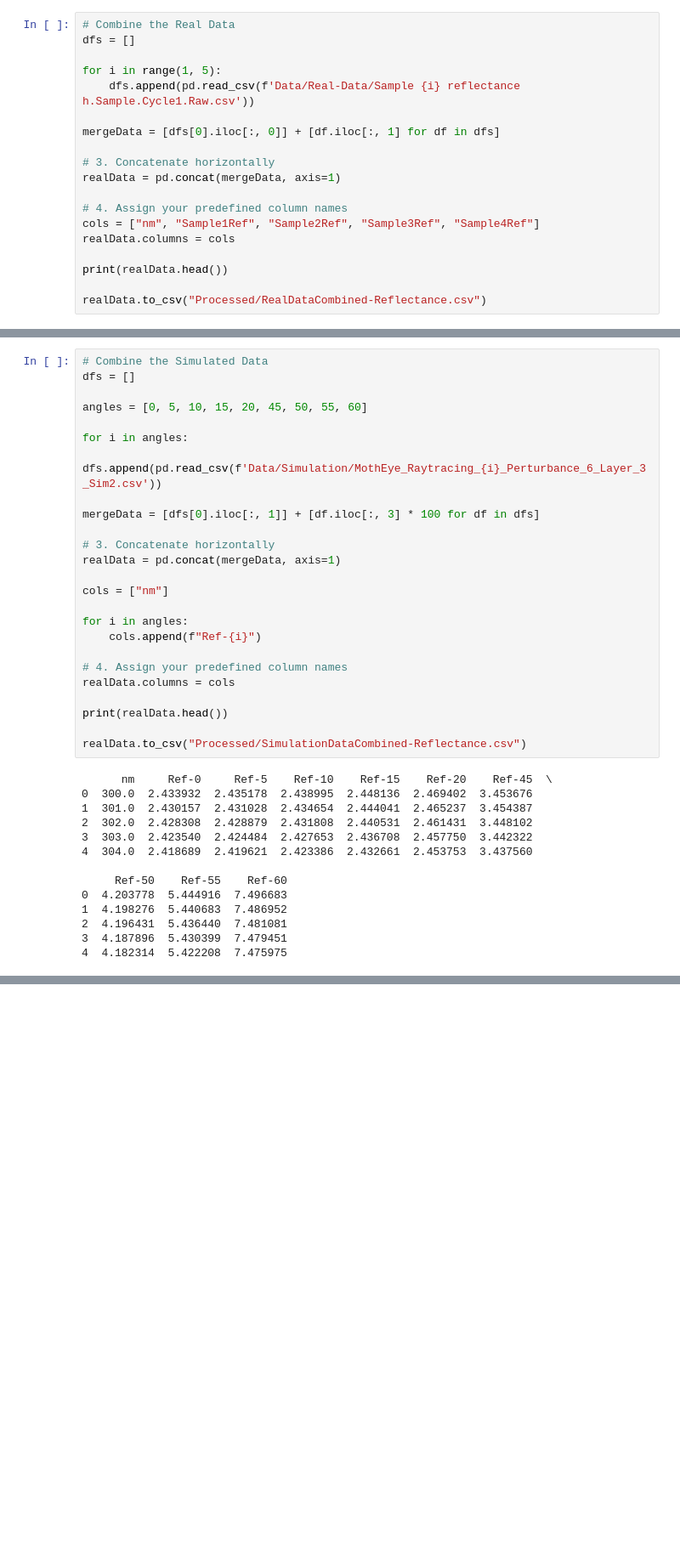
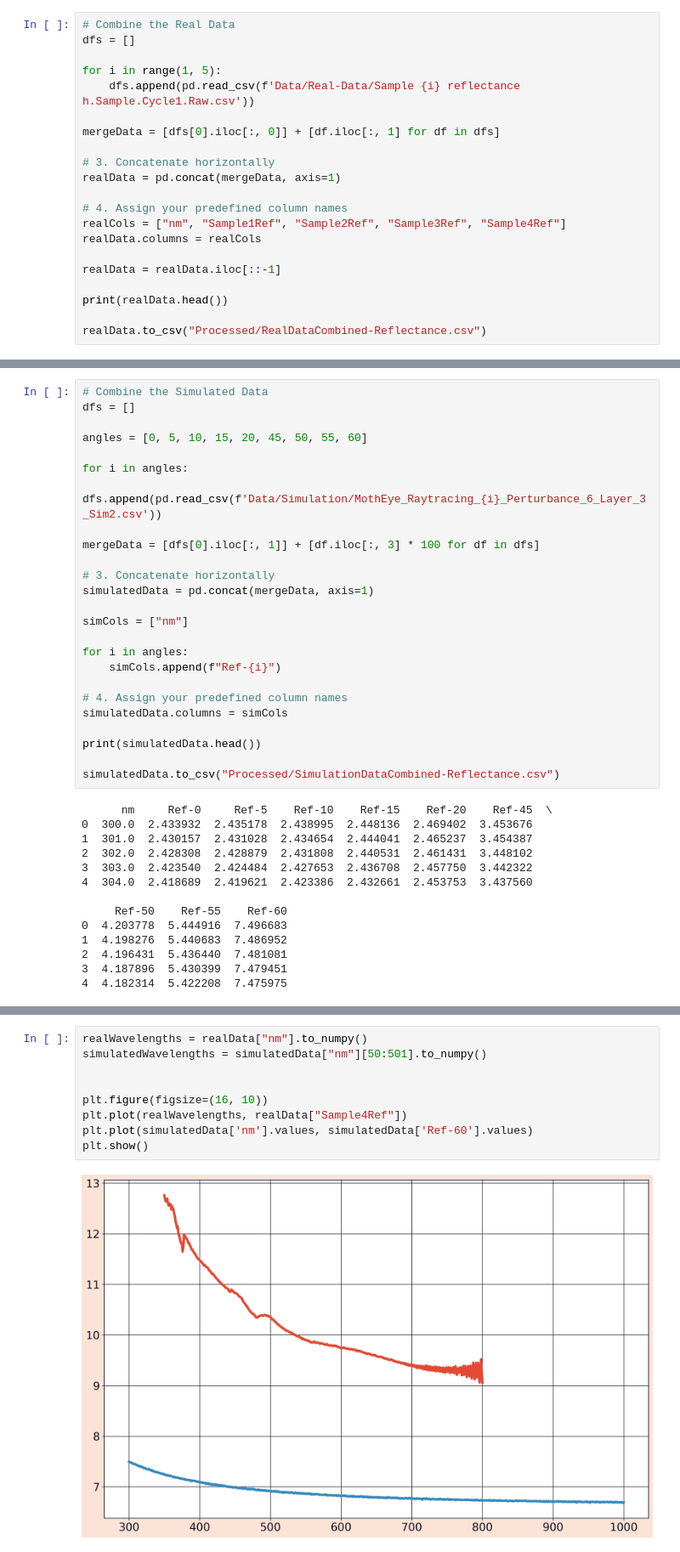
Before and after one commit to MrDNAlex/Moth-Eye-Raytracing-Data-Processing, a Jupyter notebook: Symposium-Graphing/Reflection-Graphing.ipynb, the cells around one changed output, grey strips where cells are left out. Shown at 85% size. Cells and saved outputs as stored; diff of their text form; blank space fills up the shorter version.

```diff
--- a/Symposium-Graphing/Reflection-Graphing.ipynb
+++ b/Symposium-Graphing/Reflection-Graphing.ipynb
@@ -33,8 +33,10 @@ mergeData = [dfs[0].iloc[:, 0]] + [df.iloc[:, 1] for df in dfs]
 realData = pd.concat(mergeData, axis=1)
 
 # 4. Assign your predefined column names
-cols = ["nm", "Sample1Ref", "Sample2Ref", "Sample3Ref", "Sample4Ref"]
-realData.columns = cols
+realCols = ["nm", "Sample1Ref", "Sample2Ref", "Sample3Ref", "Sample4Ref"]
+realData.columns = realCols
+
+realData = realData.iloc[::-1]
 
 print(realData.head())
 
@@ -58,19 +60,19 @@ for i in angles:
 mergeData = [dfs[0].iloc[:, 1]] + [df.iloc[:, 3] * 100 for df in dfs]
 
 # 3. Concatenate horizontally
-realData = pd.concat(mergeData, axis=1)
+simulatedData = pd.concat(mergeData, axis=1)
 
-cols = ["nm"]
+simCols = ["nm"]
 
 for i in angles:
-    cols.append(f"Ref-{i}")
+    simCols.append(f"Ref-{i}")
 
 # 4. Assign your predefined column names
-realData.columns = cols
+simulatedData.columns = simCols
 
-print(realData.head())
+print(simulatedData.head())
 
-realData.to_csv("Processed/SimulationDataCombined-Reflectance.csv")
+simulatedData.to_csv("Processed/SimulationDataCombined-Reflectance.csv")
 # %% [output]
       nm     Ref-0     Ref-5    Ref-10    Ref-15    Ref-20    Ref-45  \
 0  300.0  2.433932  2.435178  2.438995  2.448136  2.469402  3.453676
@@ -87,0 +116,11 @@ realData.to_csv("Processed/SimulationDataCombined-Reflectance.csv")
+# %%
+realWavelengths = realData["nm"].to_numpy()
+simulatedWavelengths = simulatedData["nm"][50:501].to_numpy()
+
+
+plt.figure(figsize=(16, 10))
+plt.plot(realWavelengths, realData["Sample4Ref"])
+plt.plot(simulatedData['nm'].values, simulatedData['Ref-60'].values)
+plt.show()
+# %% [output]
+[figure, added]
```
Also changed, not shown: parts of 3 cells of this notebook, 3 other files.
